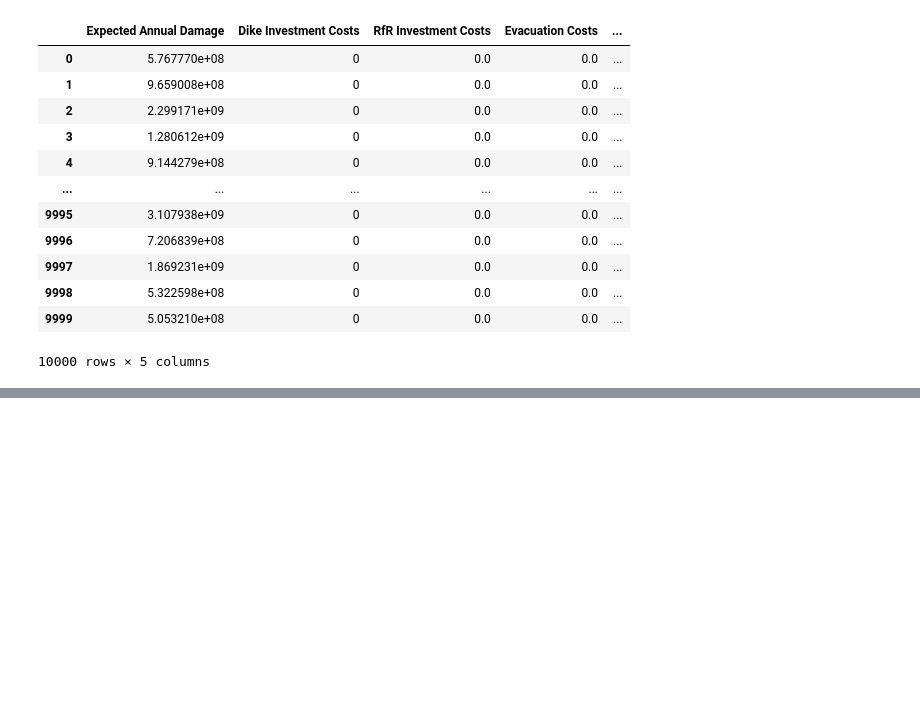
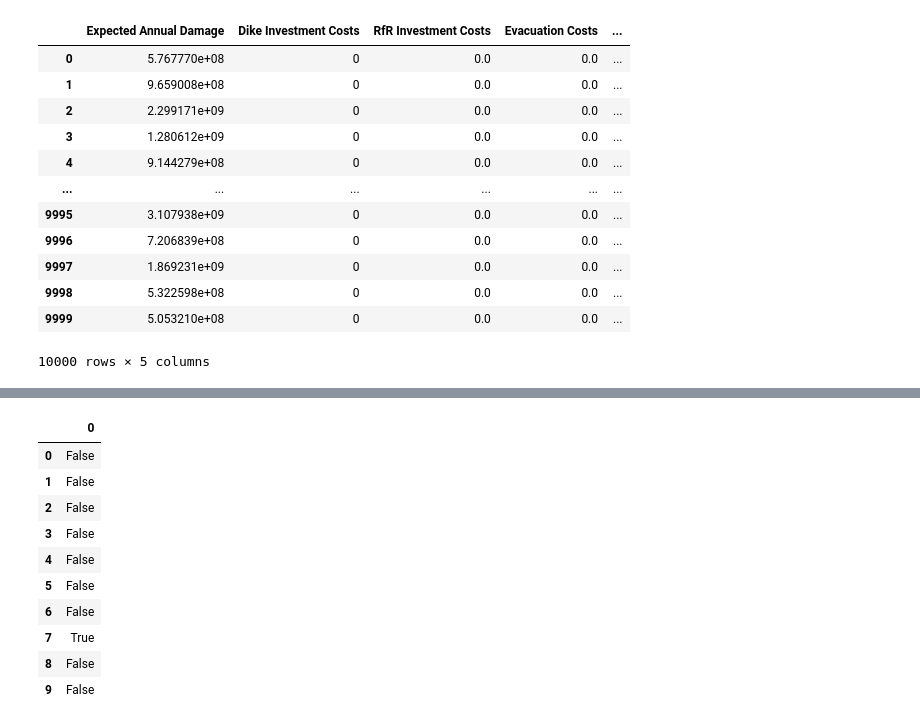
Before and after one commit to pkastelein/EPA141A, a Jupyter notebook: final assignment/Analysis_of_Exploration_data.ipynb, the cells around one changed output, grey strips where cells are left out. Drawn from its saved outputs; the diff is of its cells as text; code cells hidden in the pictures; blank space fills up the shorter version.

```diff
--- a/final assignment/Analysis_of_Exploration_data.ipynb
+++ b/final assignment/Analysis_of_Exploration_data.ipynb
@@ -62,0 +73,40 @@ plt.show()
+# %%
+import numpy as np
+# define the seed for reproducibility
+np.random.seed(42)
+# Create the bounds for which to include
+bounds = [[[0,1],[0,1]],
+            [[5,10], [4,10]],
+            [[2,3], [1,2]],
+            [[1.2, 2.2], [2.5, 3.5]],
+            [[4,5], [4,10]]]
+list_of_scenarios = pd.DataFrame()
+for bound in bounds:
+    # Filter the DataFrame based on the bounds
+    indices = (df['Expected Annual Damage'] >= bound[0][0]*1000000000) & (df['Expected Annual Damage'] <= bound[0][1]*1000000000) & (df['Expected Number of Deaths'] >= bound[1][0]) & (df['Expected Number of Deaths'] <= bound[1][1])
+
+    filtered_outcomes = df[indices].copy()
+    filtered_experiments = experiments[indices].copy()
+    #print(indices)
+    # randomly select 2 scnearios from the filtered outcomes
+
+    if not indices.empty:
+        indices = indices.sample(n=2, random_state=42)
+    else:
+        print(f"No outcomes found for bounds {bound}.")
+        continue
+    # Append the filtered outcomes to the list
+    list_of_scenarios = pd.concat([list_of_scenarios, indices], ignore_index=True)
+list_of_scenarios
+# %% [output]
+|  | 0 |
+| 0 | False |
+| 1 | False |
+| 2 | False |
+| 3 | False |
+| 4 | False |
+| 5 | False |
+| 6 | False |
+| 7 | True |
+| 8 | False |
+| 9 | False |
```
Also changed, not shown: parts of 2 cells of this notebook.
